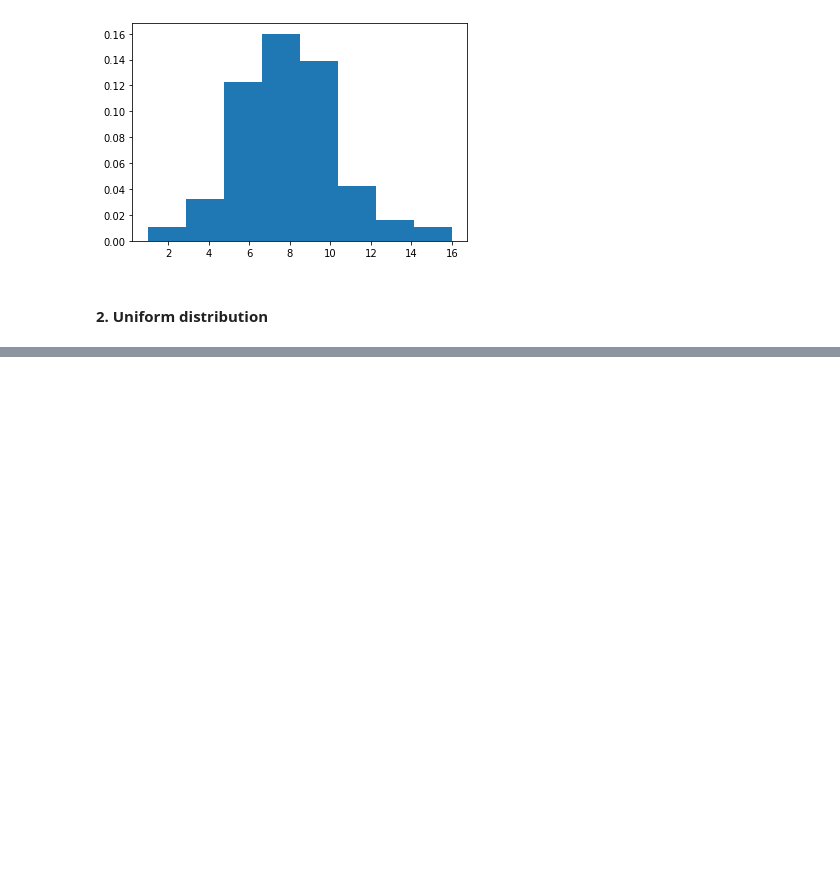
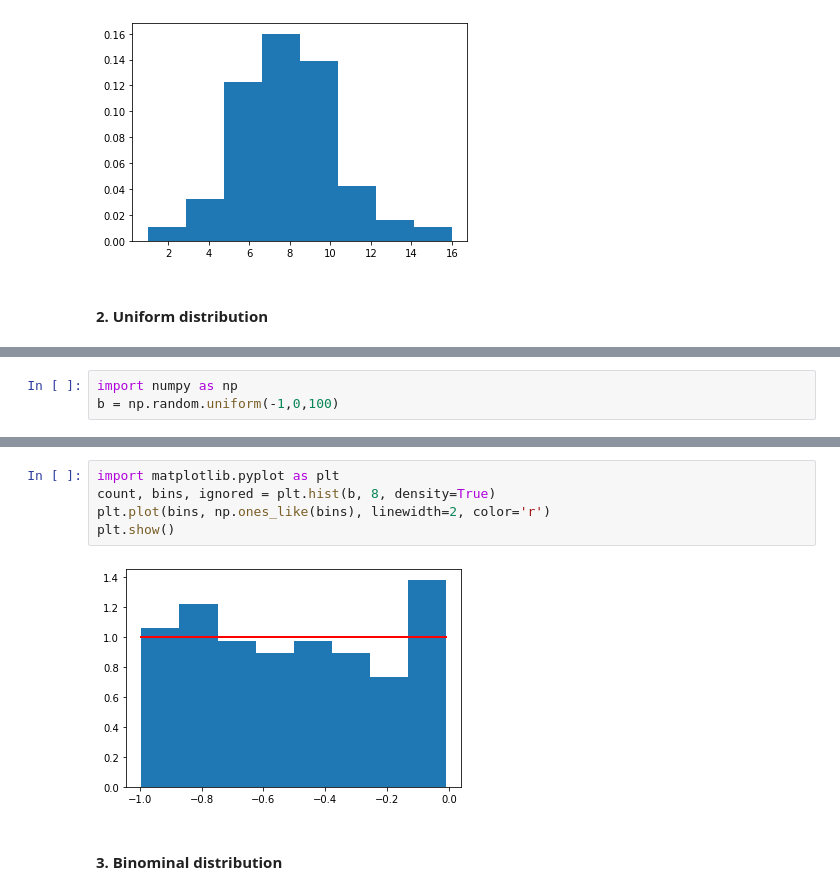
Before and after one commit to doriszd/numpy-random_new, a Jupyter notebook: Programming for Data Analysis - Assignment 2019.ipynb, the cells around one changed output, grey strips where cells are left out. Drawn from its saved outputs; the diff is of its cells as text; blank space fills up the shorter version.

Commit message:
numpy

```diff
--- a/Programming for Data Analysis - Assignment 2019.ipynb
+++ b/Programming for Data Analysis - Assignment 2019.ipynb
@@ -291,0 +292,3 @@ When you roll a fair die, the outcomes are 1 to 6. The probabilities of getting
+# %%
+import numpy as np
+b = np.random.uniform(-1,0,100)
@@ -291,0 +318,9 @@ When you roll a fair die, the outcomes are 1 to 6. The probabilities of getting
+# %%
+import matplotlib.pyplot as plt
+count, bins, ignored = plt.hist(b, 8, density=True)
+plt.plot(bins, np.ones_like(bins), linewidth=2, color='r')
+plt.show()
+# %% [output]
+[figure, added]
+# %% [markdown]
+#### 3. Binominal distribution
```
Also changed, not shown: parts of 9 cells of this notebook.
